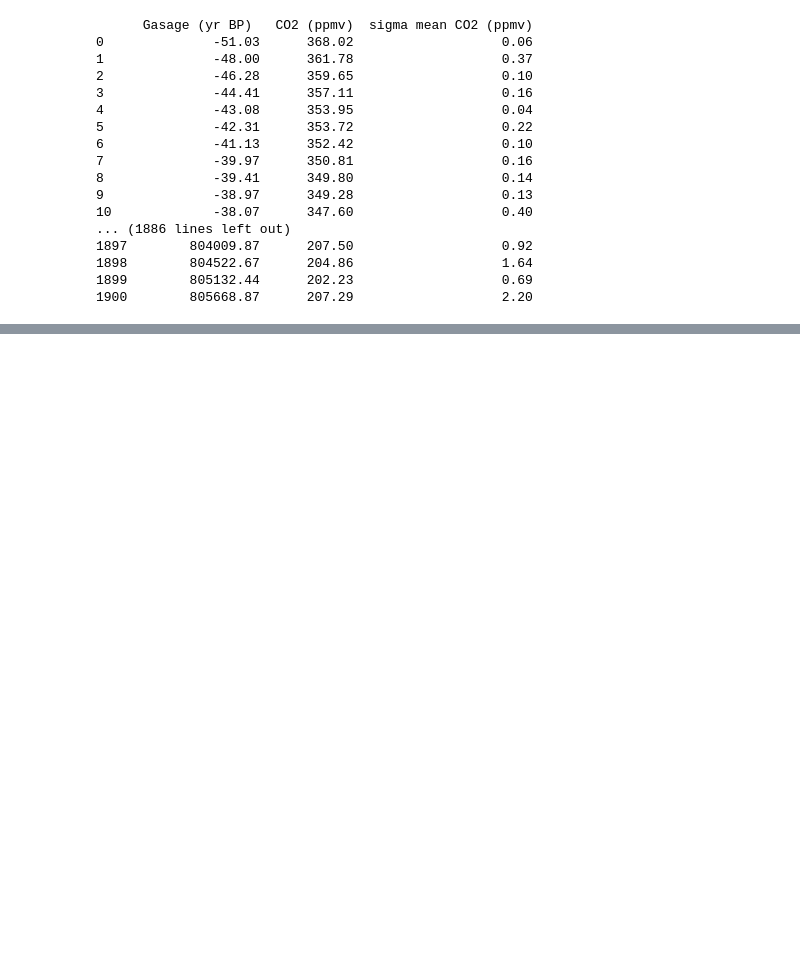
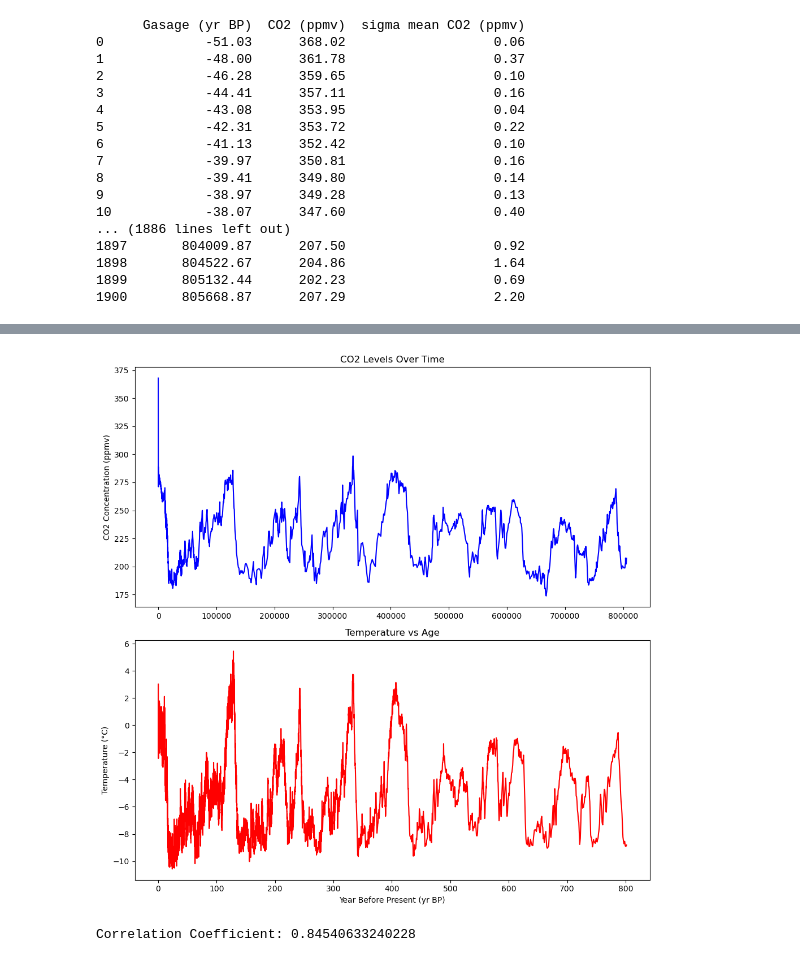
Before and after one commit to Gerbs2193/Programming-for-Data-Analysis-Project, a Jupyter notebook: project.ipynb, the cells around one changed output, grey strips where cells are left out. Cells and saved outputs as stored; diff of their text form; code cells hidden in the pictures; blank space fills up the shorter version.

```diff
--- a/project.ipynb
+++ b/project.ipynb
@@ -82,0 +83,65 @@ print(temperature_df)
+# %%
+import pandas as pd
+import matplotlib.pyplot as plt
+
+# Load
+file_path_co2 = 'co2.CSV'  # Replace with the actual file path
+file_path_temp = 'temp.csv'  # Replace with the actual file path
+df_co2 = pd.read_csv(file_path_co2)
+df_temp = pd.read_csv(file_path_temp)
+
+# co2
+year_column_co2 = 'Gasage (yr BP)'
+co2_column_co2 = 'CO2 (ppmv)'
+
+# temp
+age_column_temp = 'Age model [ka]'
+temperature_column_temp = 'delta T [°C]'
+
+fig, (ax1, ax2) = plt.subplots(2, 1, figsize=(10, 10))
+
+# Plot CO2
+ax1.plot(df_co2[year_column_co2], df_co2[co2_column_co2], linestyle='-', color='b')
+ax1.set_ylabel('CO2 Concentration (ppmv)')
+ax1.set_title('CO2 Levels Over Time')
+
+# Plot Temp
+ax2.plot(df_temp[age_column_temp], df_temp[temperature_column_temp], linestyle='-', color='r')
+ax2.set_xlabel('Year Before Present (yr BP)')
+ax2.set_ylabel('Temperature (°C)')
+ax2.set_title('Temperature vs Age')
+
+
+plt.tight_layout()
+
+# Show the plot
+plt.show()
+# %% [output]
+[figure, added]
+# %%
+import pandas as pd
+from scipy.stats import pearsonr
+
+
+file_path_temp = 'temp.csv'
+file_path_co2 = 'co2.csv'
+df_temp = pd.read_csv(file_path_temp)
+df_co2 = pd.read_csv(file_path_co2)
+
+
+temperature_column_temp = 'delta T [°C]'
+co2_column_co2 = 'CO2 (ppmv)'
+
+# Merged
+df_merged = pd.merge(df_temp, df_co2, left_on='Age model [ka]', right_on='Gasage (yr BP)', how='inner')
+
+# Drop missin rows
+df_temp_co2 = df_merged[[temperature_column_temp, co2_column_co2]].dropna()
+
+# Calculate CC
+corr_coefficient, _ = pearsonr(df_temp_co2[temperature_column_temp], df_temp_co2[co2_column_co2])
+
+
+print(f'Correlation Coefficient: {corr_coefficient}')
+# %% [output]
+Correlation Coefficient: 0.84540633240228
```
Also changed, not shown: parts of 2 cells of this notebook, 3 other files.
